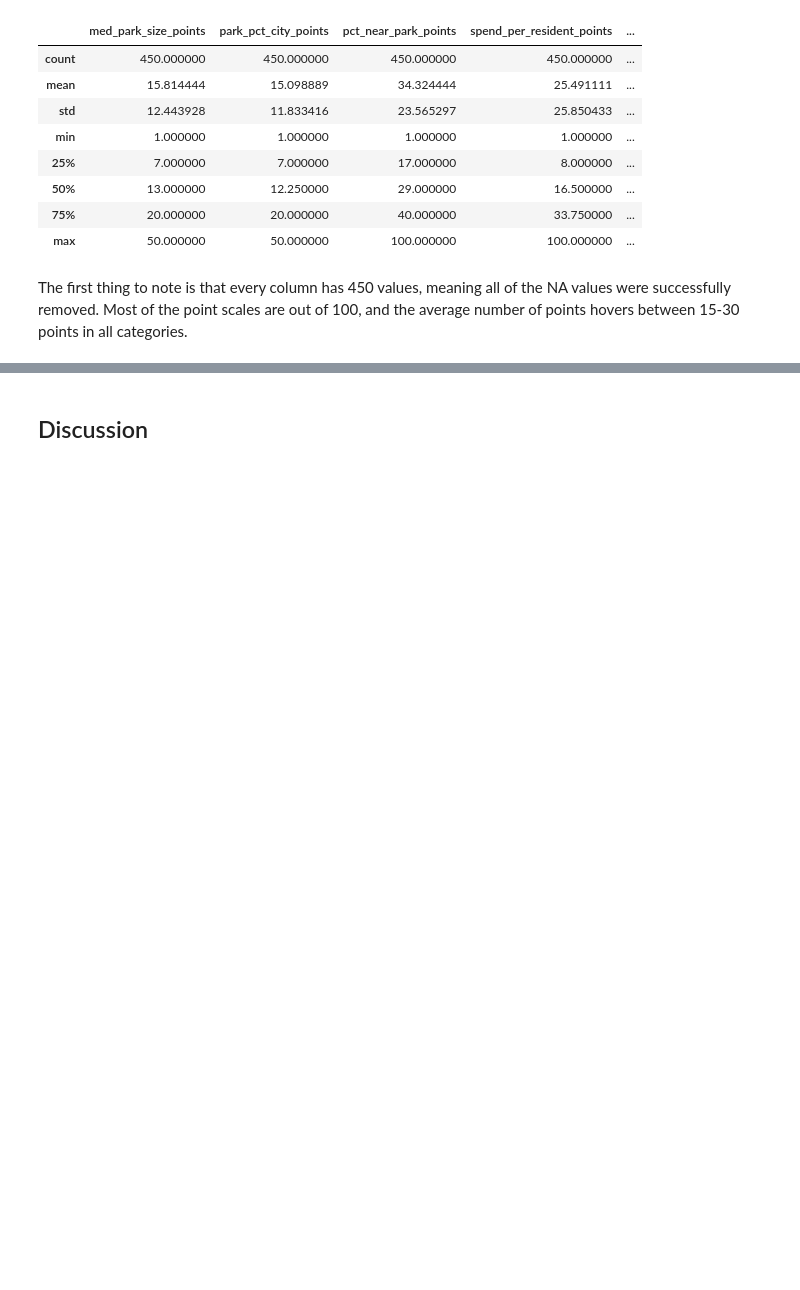
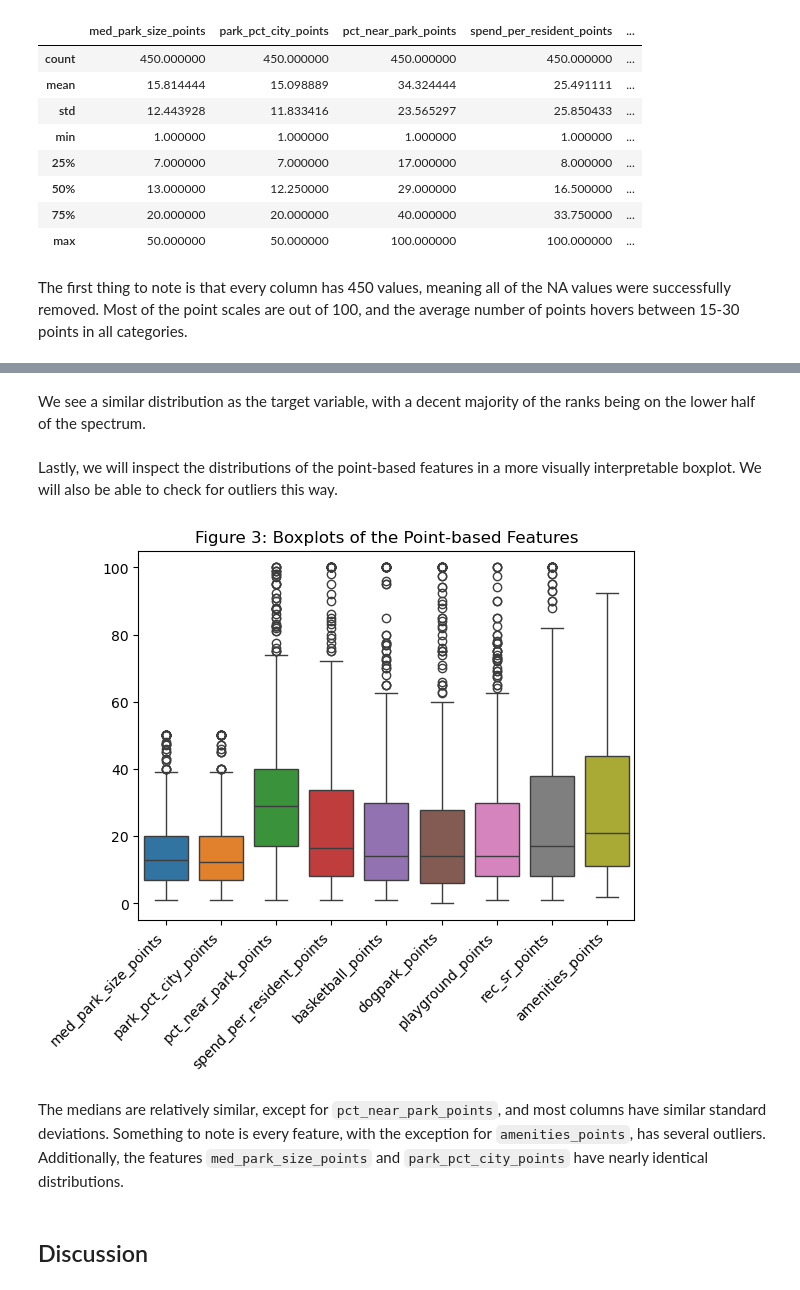
Before and after one commit to UBC-DSCI-310-2025W2/dsci-310-group-08, a Jupyter notebook: notebooks/parks_analysis.ipynb, the cells around one changed output, grey strips where cells are left out. Saved outputs shown, nothing was run; the diff lists cells and outputs as text; code cells hidden in the pictures; blank space fills up the shorter version.

Commit message:
adding the boxplots in

```diff
--- a/notebooks/parks_analysis.ipynb
+++ b/notebooks/parks_analysis.ipynb
@@ -215,3 +228,24 @@ The first thing to note is that every column has 450 values, meaning all of the
+# %% [markdown]
+We see a similar distribution as the target variable, with a decent majority of the ranks being on the lower half of the spectrum.
+# %% [markdown]
+Lastly, we will inspect the distributions of the point-based features in a more visually interpretable boxplot.  We will also be able to check for outliers this way.
+# %%
+from matplotlib.lines import Line2D
+import seaborn as sns
+
+columns_to_plot = ['med_park_size_points', 'park_pct_city_points',
+       'pct_near_park_points', 'spend_per_resident_points',
+       'basketball_points', 'dogpark_points', 'playground_points',
+       'rec_sr_points', 'amenities_points']
+
+sns.boxplot(data=X_train[columns_to_plot])
+plt.title("Figure 3: Boxplots of the Point-based Features")
+plt.xticks(rotation=45, ha='right')
+plt.show()
+# %% [output]
+[figure, added]
+# %% [markdown]
+The medians are relatively similar, except for `pct_near_park_points`, and most columns have similar standard deviations.  Something to note is every feature, with the exception for `amenities_points`, has several outliers.  Additionally, the features `med_park_size_points` and `park_pct_city_points` have nearly identical distributions.
 # %% [markdown]
 ## Discussion
 # %% [markdown]
```
Also changed, not shown: parts of 4 cells of this notebook.
